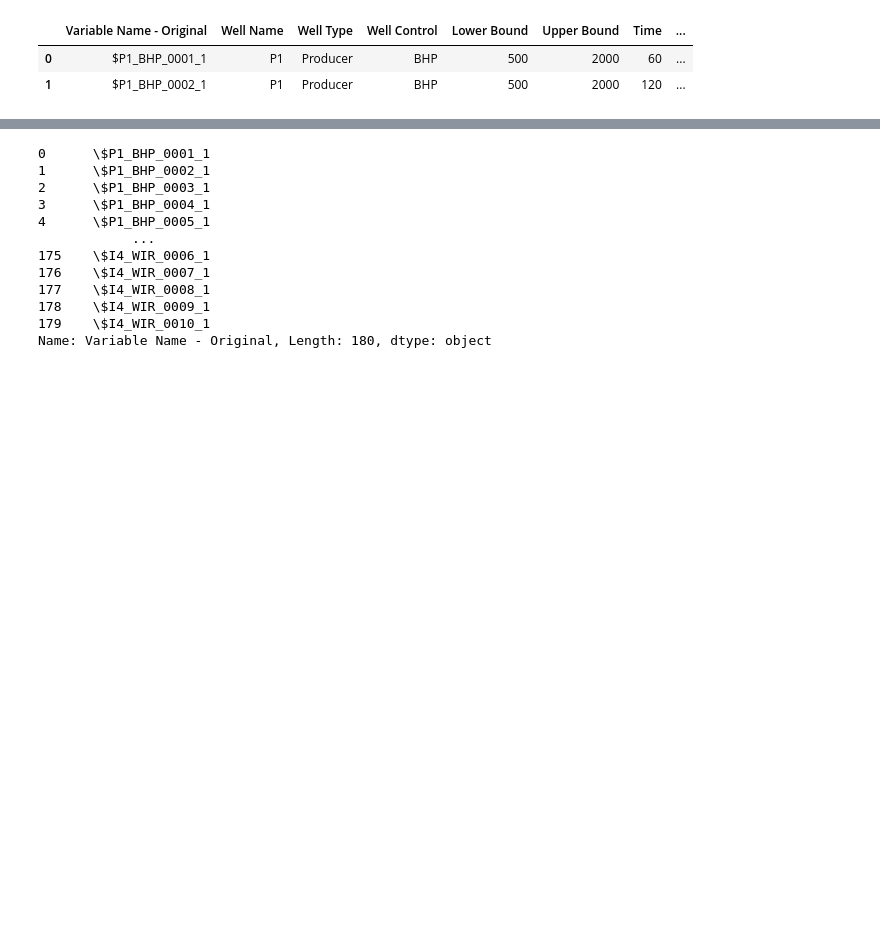
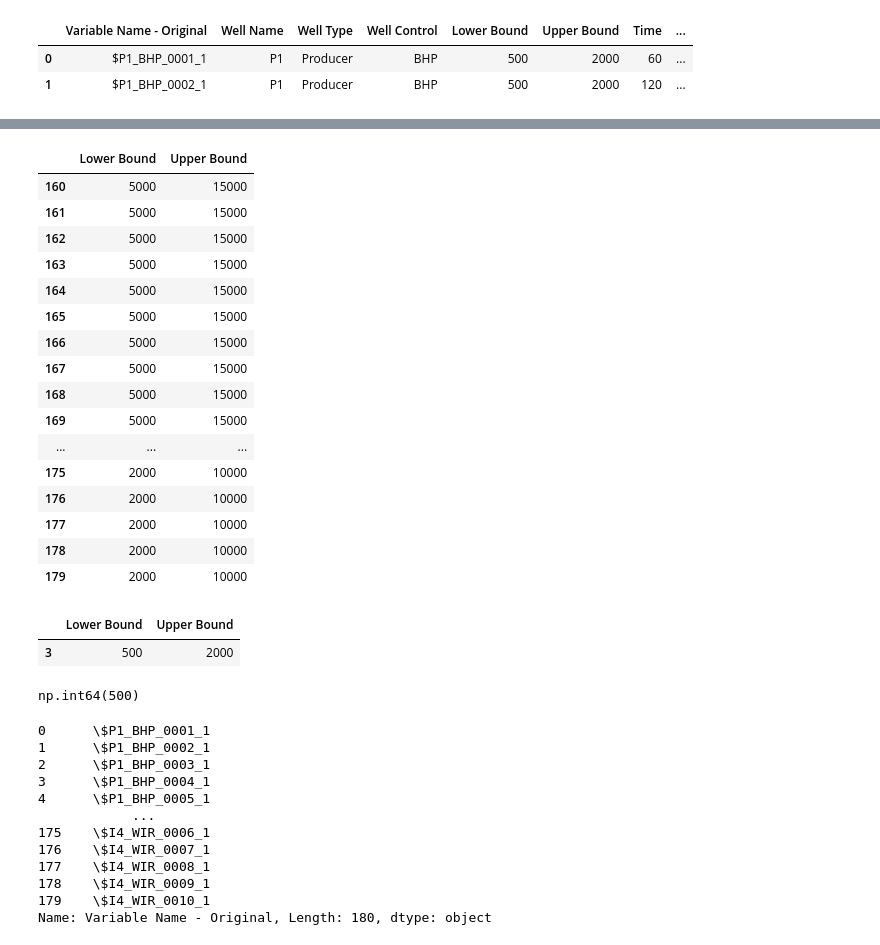
Before and after one commit to carlajord/dash_table_sandbox, a Jupyter notebook: notebooks/data_analysis_2.ipynb, the cells around one changed output, grey strips where cells are left out. Cells and saved outputs as stored; diff of their text form; code cells hidden in the pictures; blank space fills up the shorter version.

```diff
--- a/notebooks/data_analysis_2.ipynb
+++ b/notebooks/data_analysis_2.ipynb
@@ -22,3 +59,33 @@ df.head(2)
+# %%
+df.loc[df[WELL_NAME_HEADER] == 'I4', ["Lower Bound", "Upper Bound"]]
+# %% [output]
+|  | Lower Bound | Upper Bound |
+| 160 | 5000 | 15000 |
+| 161 | 5000 | 15000 |
+| 162 | 5000 | 15000 |
+| 163 | 5000 | 15000 |
+| 164 | 5000 | 15000 |
+| 165 | 5000 | 15000 |
+| 166 | 5000 | 15000 |
+| 167 | 5000 | 15000 |
+| 168 | 5000 | 15000 |
+| 169 | 5000 | 15000 |
+| ... | ... | ... |
+| 175 | 2000 | 10000 |
+| 176 | 2000 | 10000 |
+| 177 | 2000 | 10000 |
+| 178 | 2000 | 10000 |
+| 179 | 2000 | 10000 |
+# %%
+abc = df[df.index == 3][["Lower Bound", "Upper Bound"]]
+abc
+# %% [output]
+|  | Lower Bound | Upper Bound |
+| 3 | 500 | 2000 |
+# %%
+abc['Lower Bound'].values[0]
+# %% [output]
+np.int64(500)
 # %%
 df["Variable Name - Original"].map(lambda x: x.replace("$", "\$"))
 # %% [output]
```
Also changed, not shown: parts of 2 cells of this notebook, 3 other files.
